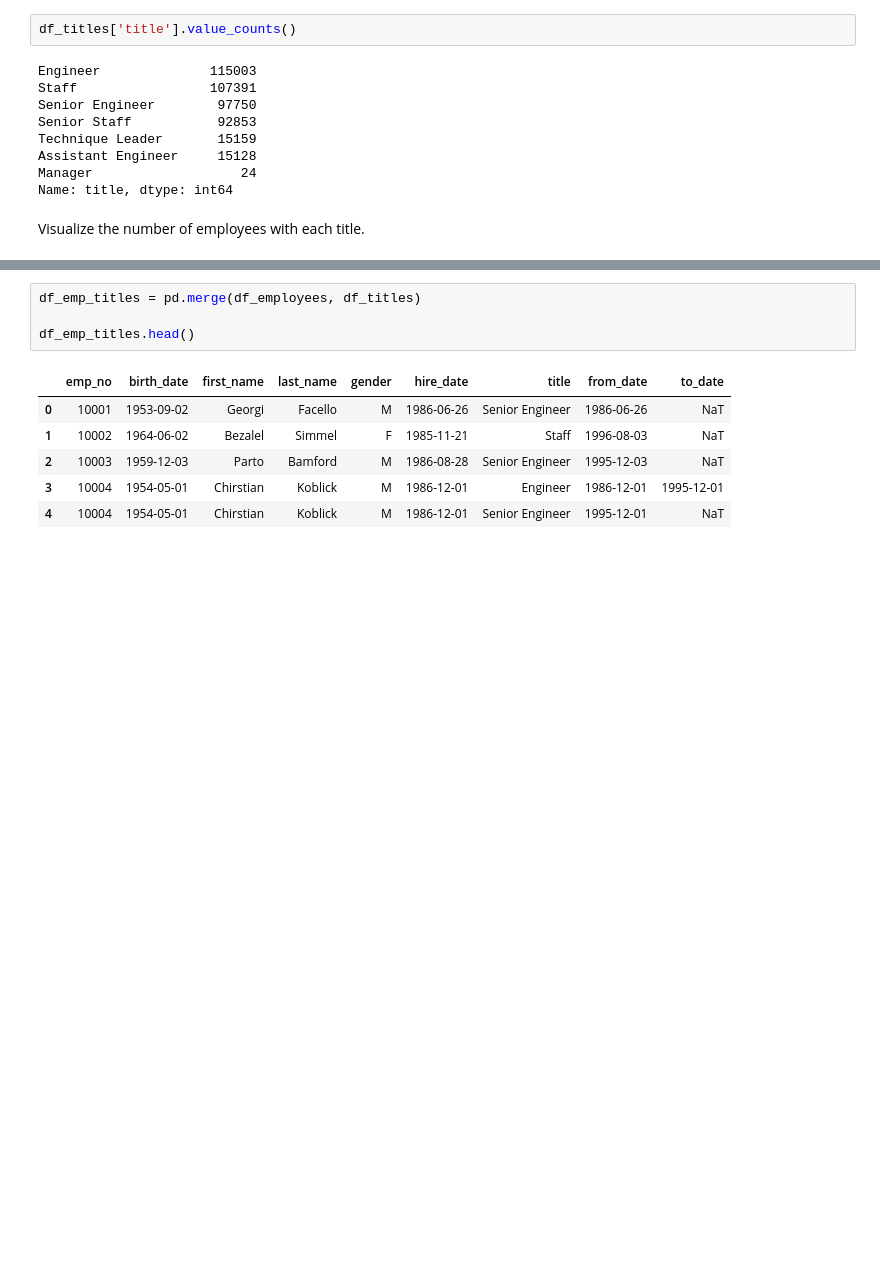
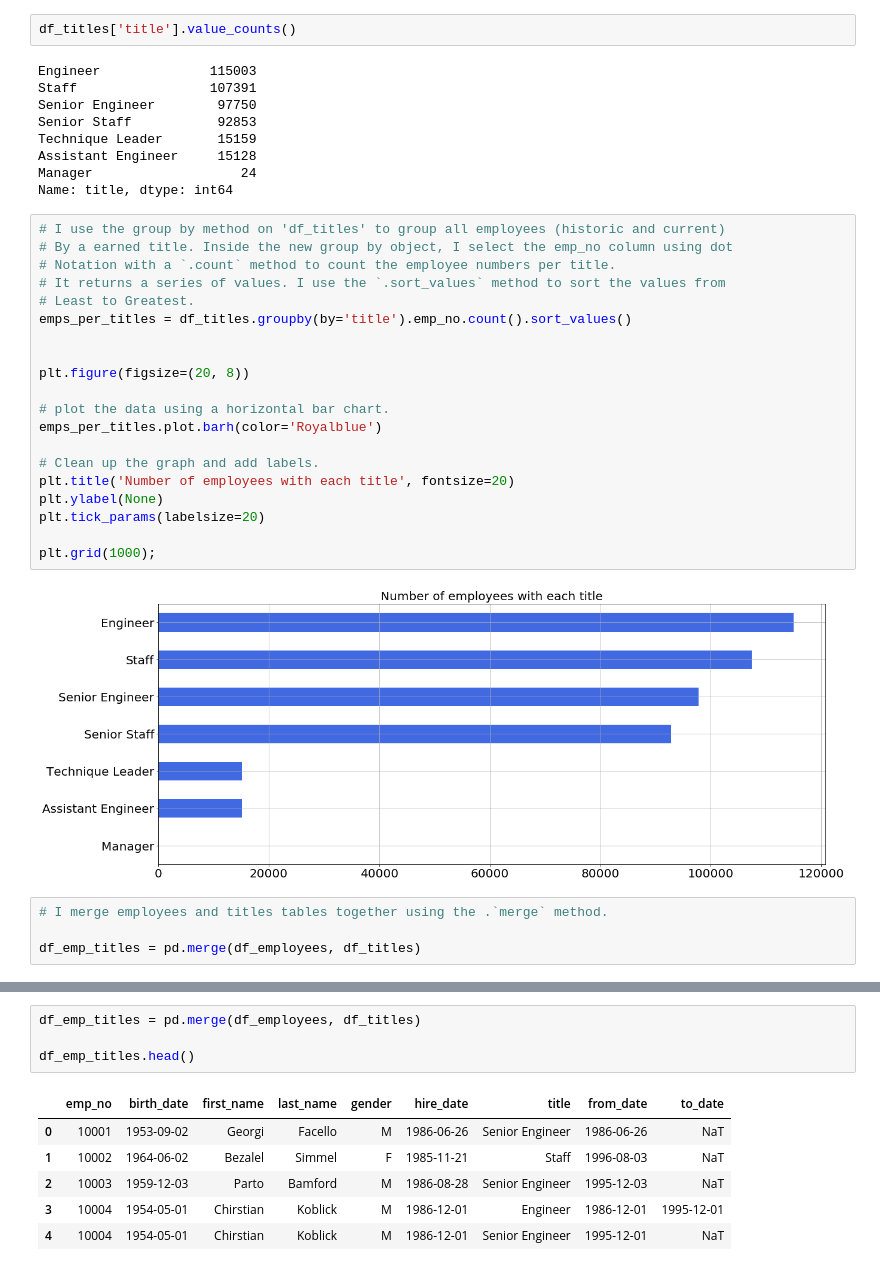
Before and after one commit to Promeos/numpy-pandas-visualization-exercises, a Jupyter notebook: advanced_dataframes.ipynb, the cells around one changed output, grey strips where cells are left out. Saved outputs shown, nothing was run; the diff lists cells and outputs as text; blank space fills up the shorter version.

```diff
--- a/advanced_dataframes.ipynb
+++ b/advanced_dataframes.ipynb
@@ -367,5 +393,29 @@ Technique Leader       15159
 Assistant Engineer     15128
 Manager                   24
 Name: title, dtype: int64
-# %% [markdown]
-Visualize the number of employees with each title.
+# %%
+# I use the group by method on 'df_titles' to group all employees (historic and current)
+# By a earned title. Inside the new group by object, I select the emp_no column using dot
+# Notation with a `.count` method to count the employee numbers per title.
+# It returns a series of values. I use the `.sort_values` method to sort the values from
+# Least to Greatest.
+emps_per_titles = df_titles.groupby(by='title').emp_no.count().sort_values()
+
+
+plt.figure(figsize=(20, 8))
+
+# plot the data using a horizontal bar chart.
+emps_per_titles.plot.barh(color='Royalblue')
+
+# Clean up the graph and add labels.
+plt.title('Number of employees with each title', fontsize=20)
+plt.ylabel(None)
+plt.tick_params(labelsize=20)
+
+plt.grid(1000);
+# %% [output]
+[figure, added]
+# %%
+# I merge employees and titles tables together using the .`merge` method.
+
+df_emp_titles = pd.merge(df_employees, df_titles)
```
Also changed, not shown: parts of 46 cells of this notebook.
